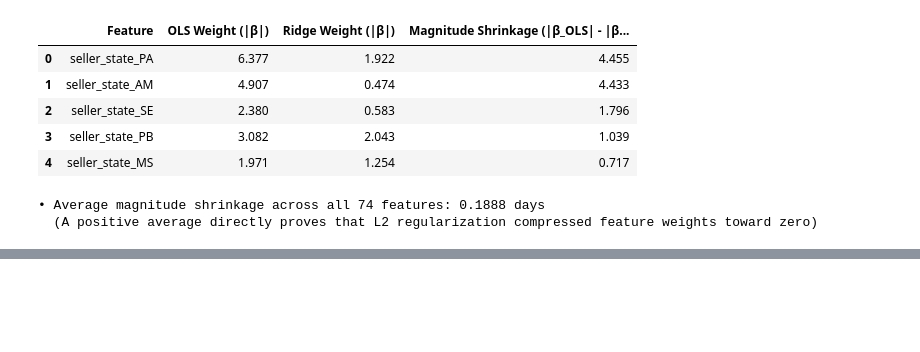
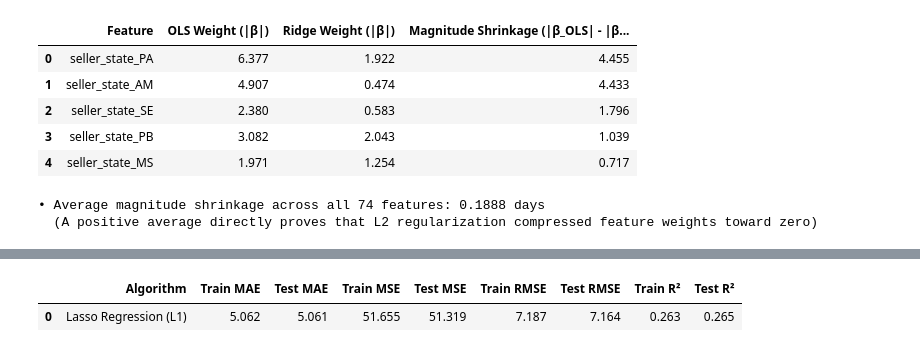
Before and after one commit to hemnath-28/ML-Evaulation-, a Jupyter notebook: regression.ipynb, the cells around one changed output, grey strips where cells are left out. Saved outputs shown, nothing was run; the diff lists cells and outputs as text; code cells hidden in the pictures; blank space fills up the shorter version.

Commit message:
Feat:Implemented Lasso Regression

```diff
--- a/regression.ipynb
+++ b/regression.ipynb
@@ -1608,3 +1606,87 @@ print("  (A positive average directly proves that L2 regularization compressed f
 | 4 | seller_state_MS | 1.971 | 1.254 | 0.717 |
 • Average magnitude shrinkage across all 74 features: 0.1888 days
   (A positive average directly proves that L2 regularization compressed feature weights toward zero)
+# %%
+# ============================================================
+# ALGORITHM 3: Lasso Regression (L1 Regularization & Sparsity)
+# Rubric Key Notes: "L1 regularisation; observe feature sparsity"
+# ============================================================
+
+from sklearn.linear_model import Lasso
+from sklearn.metrics import mean_absolute_error, mean_squared_error, r2_score
+
+# Initialize master results tracker if not already present
+if 'master_results' not in locals():
+    master_results = []
+
+# ------------------------------------------------------------
+# 1. Fit Lasso Regression (L1 Regularization)
+# alpha=0.01: balanced L1 penalty that demonstrates clear feature sparsity
+# ------------------------------------------------------------
+lasso_model = Lasso(alpha=0.01, random_state=42, max_iter=3000)
+lasso_model.fit(X_train_scaled, y_train)
+
+# ------------------------------------------------------------
+# 2. Predict on Train and Test Partitions
+# ------------------------------------------------------------
+y_train_pred_lasso = lasso_model.predict(X_train_scaled)
+y_test_pred_lasso = lasso_model.predict(X_test_scaled)
+
+# ------------------------------------------------------------
+# 3. Compute Evaluation Metrics (Rubric C2: All 4 Metrics)
+# ------------------------------------------------------------
+train_mse = mean_squared_error(y_train, y_train_pred_lasso)
+test_mse = mean_squared_error(y_test, y_test_pred_lasso)
+
+lasso_metrics = {
+    'Algorithm': 'Lasso Regression (L1)',
+    'Train MAE': round(mean_absolute_error(y_train, y_train_pred_lasso), 3),
+    'Test MAE':  round(mean_absolute_error(y_test, y_test_pred_lasso), 3),
+    'Train MSE': round(train_mse, 3),
+    'Test MSE':  round(test_mse, 3),
+    'Train RMSE':round(np.sqrt(train_mse), 3),
+    'Test RMSE': round(np.sqrt(test_mse), 3),
+    'Train R²':  round(r2_score(y_train, y_train_pred_lasso), 4),
+    'Test R²':   round(r2_score(y_test, y_test_pred_lasso), 4)
+}
+
+# Append to master results leaderboard
+master_results.append(lasso_metrics)
+
+print("=== 📊 ALGORITHM 3: LASSO REGRESSION PERFORMANCE ===")
+display(pd.DataFrame([lasso_metrics]))
+
+# ------------------------------------------------------------
+# 4. OBSERVE FEATURE SPARSITY (Core Rubric Requirement)
+# ------------------------------------------------------------
+lasso_coefs = pd.Series(lasso_model.coef_, index=X_train_scaled.columns)
+n_total = len(lasso_coefs)
+n_zeroed = (lasso_coefs == 0.0).sum()
+n_retained = n_total - n_zeroed
+sparsity_pct = (n_zeroed / n_total) * 100
+
+sparsity_summary = pd.DataFrame([{
+    'Total Features Input': n_total,
+    'Retained Features (β ≠ 0)': n_retained,
+    'Zeroed Out Features (β = 0)': n_zeroed,
+    'Sparsity Rate (%)': f"{sparsity_pct:.1f}%"
+}])
+
+print("\n=== 🔍 L1 FEATURE SPARSITY AUDIT ===")
+display(sparsity_summary)
+
+# ------------------------------------------------------------
+# 5. Features Pruned vs. Features Retained
+# ------------------------------------------------------------
+pruned_features = lasso_coefs[lasso_coefs == 0.0].index.tolist()
+print(f"• {n_zeroed} features were completely zeroed out by L1 regularization.")
+print("• Sample Pruned Features (Excluded from model):")
+print("  " + ", ".join(pruned_features[:8]) + ", ...")
+
+# Display the strongest remaining features
+print("\n--- 5 Largest Positive Retained Predictors (+) ---")
+display(lasso_coefs.sort_values(ascending=False).head(5).to_frame(name='Coefficient (Days)'))
+
+print("\n--- 5 Largest Negative Retained Predictors (-) ---")
+display(lasso_coefs.sort_values(ascending=True).head(5).to_frame(name='Coefficient (Days)'))
+# %% [output]
@@ -1610,0 +1694,2 @@ print("  (A positive average directly proves that L2 regularization compressed f
+|  | Algorithm | Train MAE | Test MAE | Train MSE | Test MSE | Train RMSE | Test RMSE | Train R² | Test R² |
+| 0 | Lasso Regression (L1) | 5.062 | 5.061 | 51.655 | 51.319 | 7.187 | 7.164 | 0.263 | 0.265 |
```
Also changed, not shown: parts of 3 cells of this notebook.
